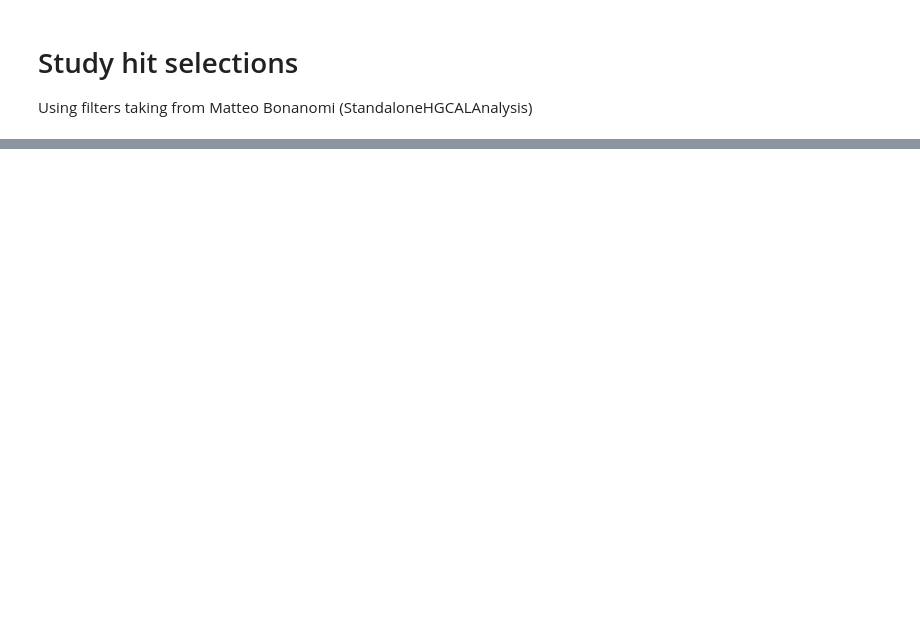
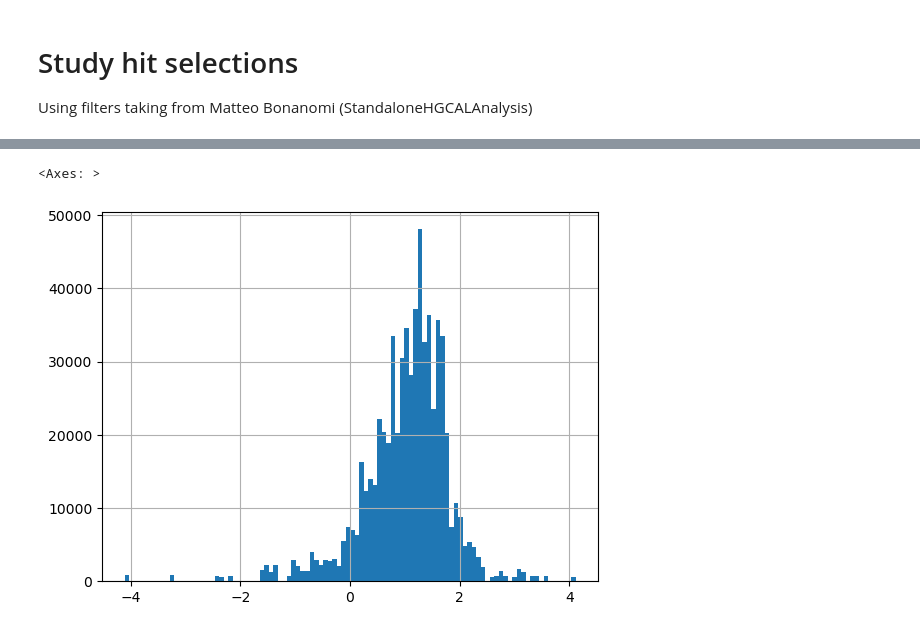
Before and after one commit to tcuisset/HgcalClue3DClusteringPlotting, a Jupyter notebook: notebooks/impact/hit-selections-study.ipynb, the cells around one changed output, grey strips where cells are left out. Drawn from its saved outputs; the diff is of its cells as text; code cells hidden in the pictures; blank space fills up the shorter version.

```diff
--- a/notebooks/impact/hit-selections-study.ipynb
+++ b/notebooks/impact/hit-selections-study.ipynb
@@ -54,0 +86,5 @@ df_selected = df_full[hit_sel]
+# %%
+(df_step2.b_x+2.7).hist(bins=100)
+# %% [output]
+<Axes: >
+[figure, added]
```
Also changed, not shown: parts of 12 cells of this notebook, 4 other files.
